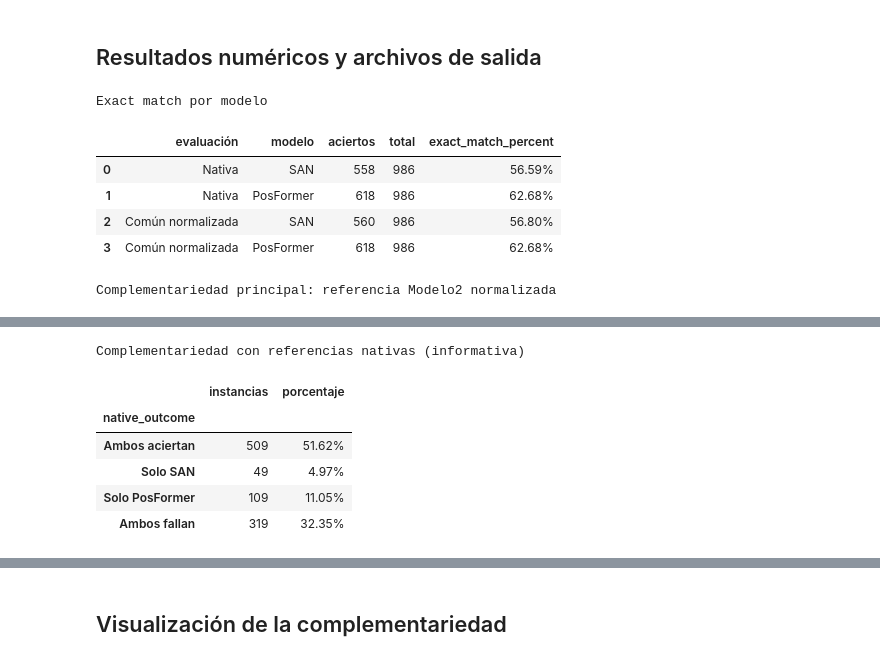
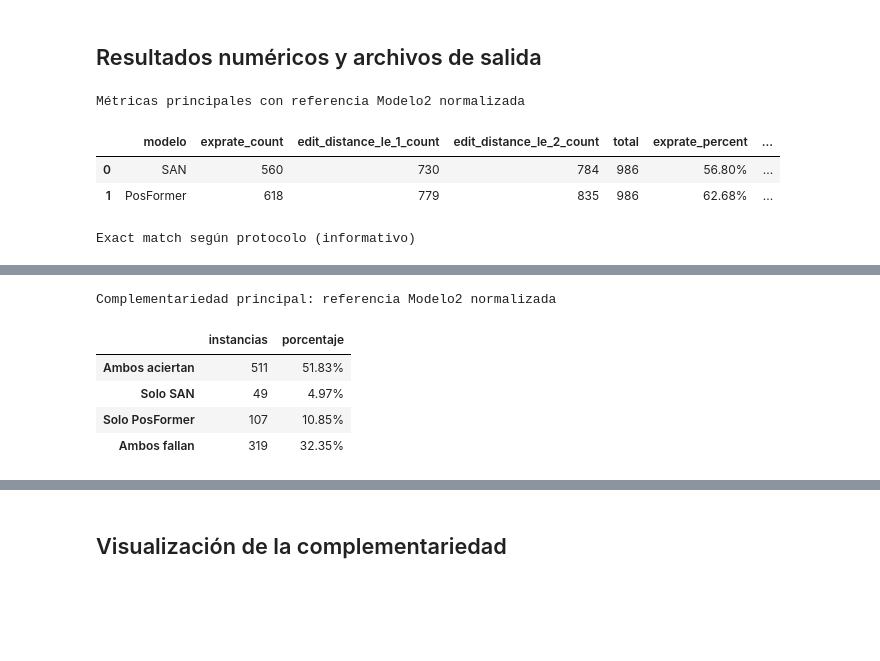
Before and after one commit to CarlossssMora/HMER-Cascade, a Jupyter notebook: Cascada/01_seleccion/comparacion_san_posformer_crohme_2014.ipynb, the cells around one changed output, grey strips where cells are left out. Drawn from its saved outputs; the diff is of its cells as text; code cells hidden in the pictures; blank space fills up the shorter version.

```diff
--- a/Cascada/01_seleccion/comparacion_san_posformer_crohme_2014.ipynb
+++ b/Cascada/01_seleccion/comparacion_san_posformer_crohme_2014.ipynb
@@ -133,12 +163,14 @@ from Pos_Former.datamodule import vocab
 pos_checkpoints = sorted((POS_ROOT / 'lightning_logs' / 'version_0' / 'checkpoints').glob('*.ckpt'))
 if not pos_checkpoints:
     raise FileNotFoundError('No se encontró un checkpoint de PosFormer.')
-pos_checkpoint = next((path for path in pos_checkpoints if path.name == 'best.ckpt'), pos_checkpoints[0])
+pos_checkpoint = next((path for path in pos_checkpoints if path.name == 'best.ckpt'), pos_checkpoints[0]).resolve()
+pos_checkpoint_sha256 = file_sha256(pos_checkpoint)
 pos_model = LitPosFormer.load_from_checkpoint(str(pos_checkpoint), map_location='cpu')
 pos_model = pos_model.to(DEVICE).eval().requires_grad_(False)
 torch.cuda.synchronize()
 
 print('PosFormer cargado:', pos_checkpoint)
+print('SHA-256 PosFormer:', pos_checkpoint_sha256)
 print(f'Parámetros PosFormer: {sum(p.numel() for p in pos_model.parameters()):,}')
 print(f'VRAM asignada con ambos modelos: {torch.cuda.memory_allocated() / 1024**2:.2f} MiB')
 # %% [output]
@@ -312,8 +358,11 @@ for index, sample_id in enumerate(sample_ids, start=1):
         common_ground_truth = normalize_common(captions_m2[sample_id])
         san_common_prediction = normalize_common(san_prediction)
         pos_common_prediction = normalize_common(pos_prediction)
-        san_common_correct = san_common_prediction == common_ground_truth
-        pos_common_correct = pos_common_prediction == common_ground_truth
+        common_ground_truth_tokens = common_ground_truth.split()
+        san_edit_distance = token_edit_distance(common_ground_truth_tokens, san_common_prediction.split())
+        posformer_edit_distance = token_edit_distance(common_ground_truth_tokens, pos_common_prediction.split())
+        san_common_correct = san_edit_distance == 0
+        pos_common_correct = posformer_edit_distance == 0
 
         row.update({
             'posformer_height': pos_height, 'posformer_width': pos_width,
@@ -325,8 +374,15 @@ for index, sample_id in enumerate(sample_ids, start=1):
             'common_ground_truth': common_ground_truth,
             'san_common_prediction': san_common_prediction,
             'posformer_common_prediction': pos_common_prediction,
+            'common_reference_token_count': len(common_ground_truth_tokens),
+            'san_edit_distance': san_edit_distance,
+            'posformer_edit_distance': posformer_edit_distance,
             'san_common_correct': int(san_common_correct),
             'posformer_common_correct': int(pos_common_correct),
+            'san_edit_distance_le_1': int(san_edit_distance <= 1),
+            'posformer_edit_distance_le_1': int(posformer_edit_distance <= 1),
+            'san_edit_distance_le_2': int(san_edit_distance <= 2),
+            'posformer_edit_distance_le_2': int(posformer_edit_distance <= 2),
             'common_outcome': classify(san_common_correct, pos_common_correct),
         })
     except Exception as exc:
@@ -390,51 +446,85 @@ accuracy_table = pd.DataFrame({
 accuracy_table['total'] = len(valid)
 accuracy_table['exact_match_percent'] = 100 * accuracy_table['aciertos'] / accuracy_table['total']
 
+recognition_table = pd.DataFrame({
+    'modelo': ['SAN', 'PosFormer'],
+    'exprate_count': [int(valid['san_common_correct'].sum()), int(valid['posformer_common_correct'].sum())],
+    'edit_distance_le_1_count': [int(valid['san_edit_distance_le_1'].sum()), int(valid['posformer_edit_distance_le_1'].sum())],
+    'edit_distance_le_2_count': [int(valid['san_edit_distance_le_2'].sum()), int(valid['posformer_edit_distance_le_2'].sum())],
+})
+recognition_table['total'] = len(valid)
+recognition_table['exprate_percent'] = 100 * recognition_table['exprate_count'] / recognition_table['total']
+recognition_table['edit_distance_le_1_percent'] = 100 * recognition_table['edit_distance_le_1_count'] / recognition_table['total']
+recognition_table['edit_distance_le_2_percent'] = 100 * recognition_table['edit_distance_le_2_count'] / recognition_table['total']
+
 oracle_hits = int((valid['common_outcome'] != 'Ambos fallan').sum())
 summary = {
     'dataset': f'CROHME {YEAR}',
     'samples_requested': len(sample_ids),
     'samples_valid': len(valid),
     'errors': len(errors),
+    'execution_conditions': EXECUTION_CONDITIONS,
     'canonical_reference': 'Modelo2',
     'common_normalization': 'Espacios normalizados y eliminación del token \limits',
+    'metric_unit': 'Distancia de edición sobre tokens LaTeX separados por espacios',
+    'paired_images_sha256_identical': len(sample_ids) - len(image_mismatches),
+    'san_checkpoint': str(san_checkpoint),
+    'san_checkpoint_sha256': san_checkpoint_sha256,
+    'posformer_checkpoint': str(pos_checkpoint),
+    'posformer_checkpoint_sha256': pos_checkpoint_sha256,
     'native_san_correct': int(valid['san_native_correct'].sum()),
     'native_posformer_correct': int(valid['posformer_native_correct'].sum()),
     'common_san_correct': int(valid['san_common_correct'].sum()),
     'common_posformer_correct': int(valid['posformer_common_correct'].sum()),
+    'common_san_exprate_percent': float(100 * valid['san_common_correct'].mean()),
+    'common_posformer_exprate_percent': float(100 * valid['posformer_common_correct'].mean()),
+    'common_san_edit_distance_le_1': int(valid['san_edit_distance_le_1'].sum()),
+    'common_posformer_edit_distance_le_1': int(valid['posformer_edit_distance_le_1'].sum()),
+    'common_san_edit_distance_le_1_percent': float(100 * valid['san_edit_distance_le_1'].mean()),
+    'common_posformer_edit_distance_le_1_percent': float(100 * valid['posformer_edit_distance_le_1'].mean()),
+    'common_san_edit_distance_le_2': int(valid['san_edit_distance_le_2'].sum()),
+    'common_posformer_edit_distance_le_2': int(valid['posformer_edit_distance_le_2'].sum()),
+    'common_san_edit_distance_le_2_percent': float(100 * valid['san_edit_distance_le_2'].mean()),
+    'common_posformer_edit_distance_le_2_percent': float(100 * valid['posformer_edit_distance_le_2'].mean()),
     'both_correct': int(common_outcomes.loc['Ambos aciertan', 'instancias']),
     'san_only': int(common_outcomes.loc['Solo SAN', 'instancias']),
     'posformer_only': int(common_outcomes.loc['Solo PosFormer', 'instancias']),
     'both_wrong': int(common_outcomes.loc['Ambos fallan', 'instancias']),
     'oracle_correct': oracle_hits,
     'oracle_exact_match_percent': 100 * oracle_hits / len(valid),
     'annotation_differences_m1_m2': annotation_differences,
     'gpu': torch.cuda.get_device_name(0),
     'python': platform.python_version(),
     'pytorch': torch.__version__,
+    'cuda': torch.version.cuda,
+    'warmup_runs_per_model': WARMUP_RUNS,
+    'timing_scope': 'Tiempos por muestra auxiliares; no son la caracterización de latencia con mediciones repetidas.',
+    'randomness': 'No se emplea aleatoriedad en la evaluación.',
 }
 
-csv_path = RESULTS_DIR / f'comparacion_san_posformer_crohme_{YEAR}.csv'
-json_path = RESULTS_DIR / f'resumen_comparacion_san_posformer_crohme_{YEAR}.json'
 results.to_csv(csv_path, index=False, encoding='utf-8')
 json_path.write_text(json.dumps(summary, ensure_ascii=False, indent=2), encoding='utf-8')
 
-print('Exact match por modelo')
+print('Métricas principales con referencia Modelo2 normalizada')
+display(recognition_table.style.format({
+    'exprate_percent': '{:.2f}%',
+    'edit_distance_le_1_percent': '{:.2f}%',
+    'edit_distance_le_2_percent': '{:.2f}%',
+}))
+print('Exact match según protocolo (informativo)')
 display(accuracy_table.style.format({'exact_match_percent': '{:.2f}%'}))
 print('Complementariedad principal: referencia Modelo2 normalizada')
 display(common_outcomes.style.format({'porcentaje': '{:.2f}%'}))
 print('Complementariedad con referencias nativas (informativa)')
 display(native_outcomes.style.format({'porcentaje': '{:.2f}%'}))
 print(f'Oracle común: {oracle_hits}/{len(valid)} ({100 * oracle_hits / len(valid):.2f}%)')
 print('CSV    :', csv_path)
 print('Resumen:', json_path)
 if not errors.empty:
     display(errors[['sample_id', 'error']])
 # %% [output]
-Exact match por modelo
+Métricas principales con referencia Modelo2 normalizada
-|  | evaluación | modelo | aciertos | total | exact_match_percent |
-| 0 | Nativa | SAN | 558 | 986 | 56.59% |
-| 1 | Nativa | PosFormer | 618 | 986 | 62.68% |
-| 2 | Común normalizada | SAN | 560 | 986 | 56.80% |
-| 3 | Común normalizada | PosFormer | 618 | 986 | 62.68% |
+|  | modelo | exprate_count | edit_distance_le_1_count | edit_distance_le_2_count | total | exprate_percent | ... |
+| 0 | SAN | 560 | 730 | 784 | 986 | 56.80% | ... |
+| 1 | PosFormer | 618 | 779 | 835 | 986 | 62.68% | ... |
-Complementariedad principal: referencia Modelo2 normalizada
+Exact match según protocolo (informativo)
@@ -447,7 +536,6 @@ Complementariedad principal: referencia Modelo2 normalizada
-Complementariedad con referencias nativas (informativa)
+Complementariedad principal: referencia Modelo2 normalizada
 |  | instancias | porcentaje |
-| native_outcome |  |  |
-| Ambos aciertan | 509 | 51.62% |
+| Ambos aciertan | 511 | 51.83% |
 | Solo SAN | 49 | 4.97% |
-| Solo PosFormer | 109 | 11.05% |
+| Solo PosFormer | 107 | 10.85% |
 | Ambos fallan | 319 | 32.35% |
```
Also changed, not shown: parts of 12 cells of this notebook, 36 other files.
